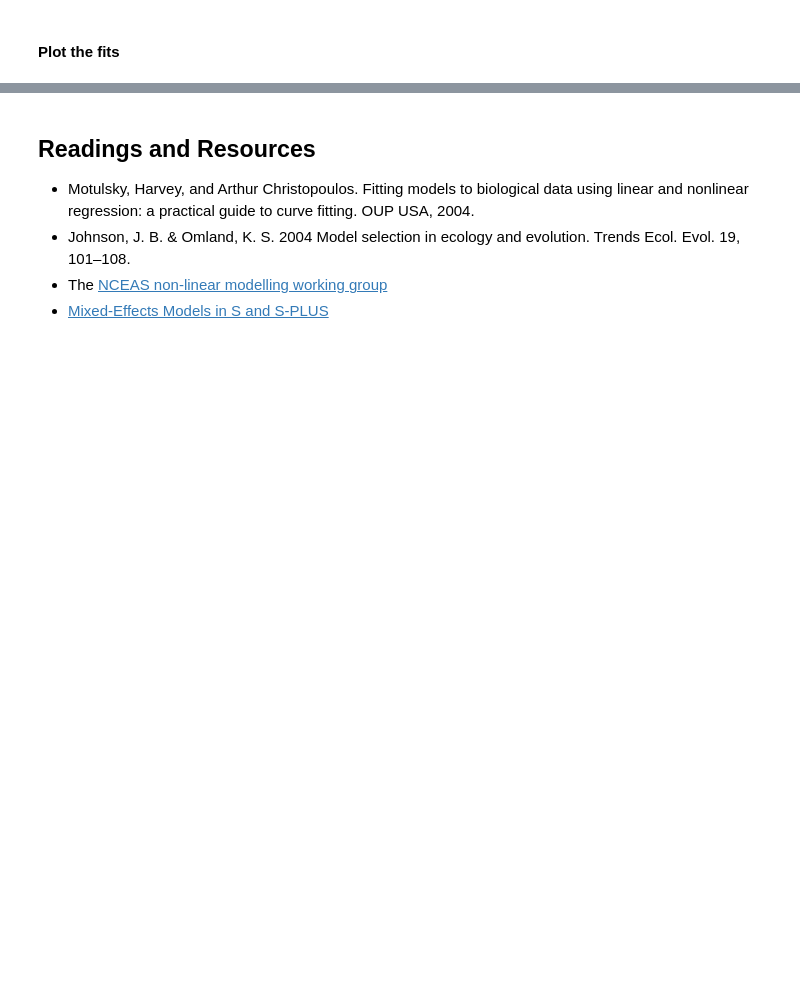
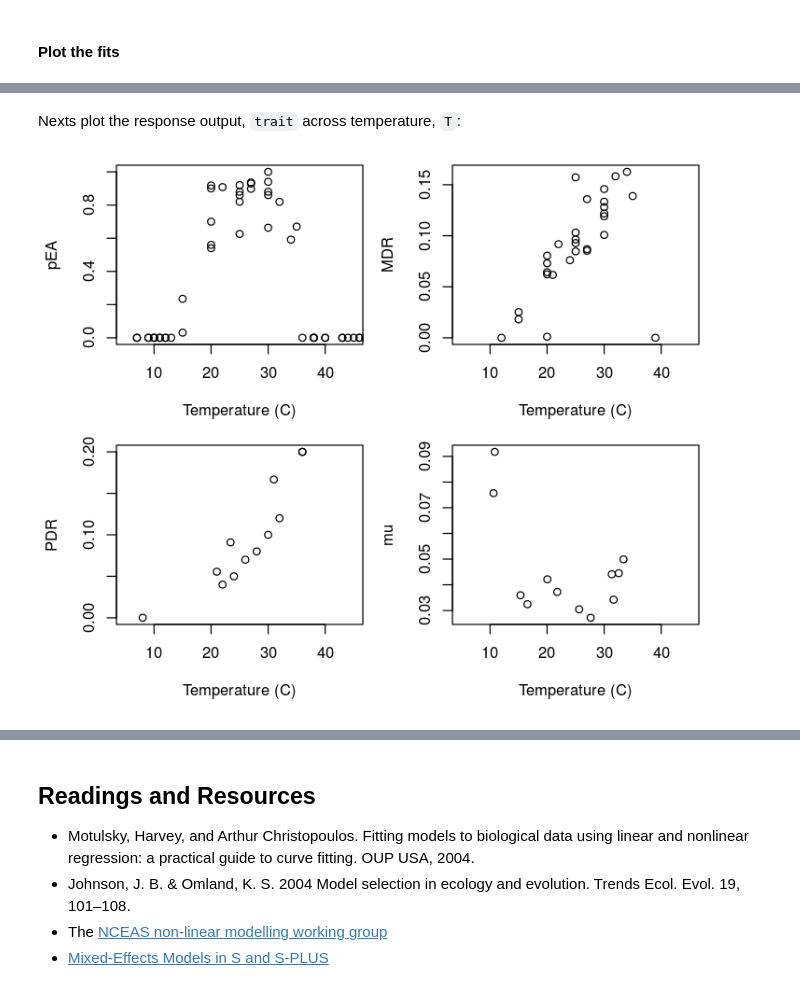
Before and after one commit to vectorbite/VBiTraining2, a Jupyter notebook: notebooks/Traits.ipynb, the cells around one changed output, grey strips where cells are left out. Saved outputs shown, nothing was run; the diff lists cells and outputs as text; code cells hidden in the pictures; blank space fills up the shorter version.

```diff
--- a/notebooks/Traits.ipynb
+++ b/notebooks/Traits.ipynb
@@ -1017,0 +1051,3 @@ ERROR: Error in eval(predvars, data, env): object 'lf.fit' not found
+# %%
+dat<-read.csv(file="../data/AeaegyptiTraitData.csv")
+summary(dat)
@@ -1017,0 +1071,11 @@ ERROR: Error in eval(predvars, data, env): object 'lf.fit' not found
+# %% [markdown]
+Nexts plot the response output, `trait` across temperature, `T`:
+# %%
+traits<-c("pEA", "MDR", "PDR", "mu")
+par(mfrow=c(2,2), bty="o", mai=c(0.8,0.7,0.1,0.1))
+for(i in 1:4){
+    d.temp<-subset(dat, trait.name==traits[i])
+    plot(trait ~ T, data=d.temp, xlab="Temperature (C)", ylab=traits[i], xlim=c(5, 45))
+}
+# %% [output]
+[figure, added]
```
Also changed, not shown: parts of 28 cells of this notebook, 12 other files.
